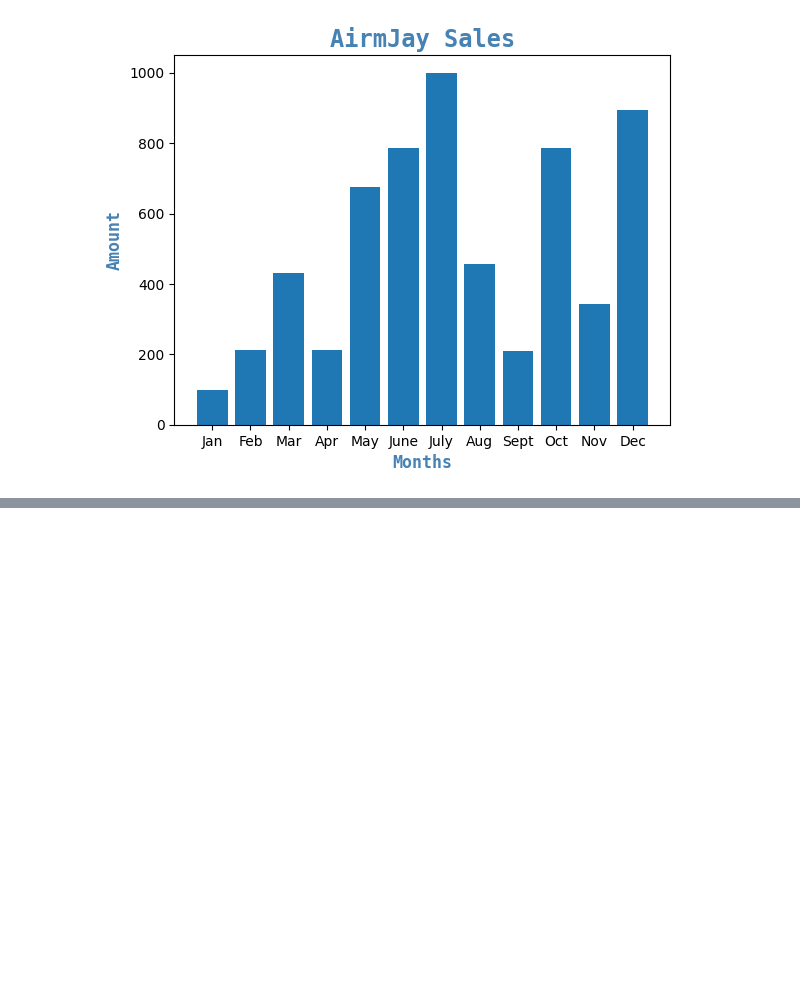
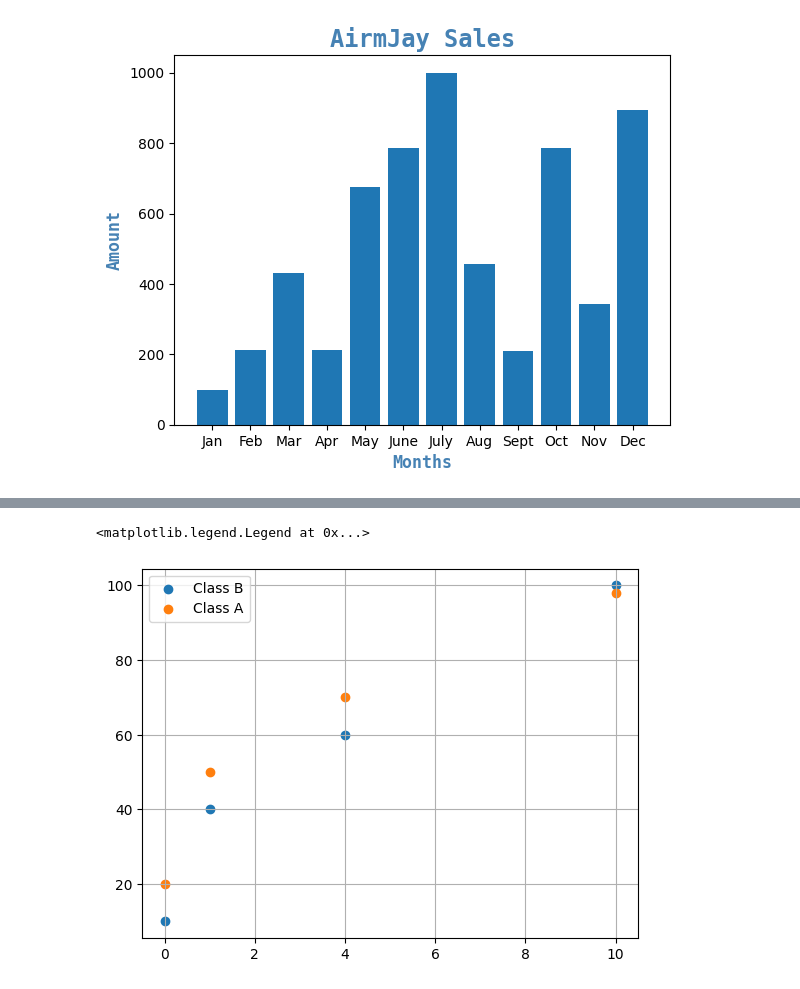
Before and after one commit to airmjay/ps, a Jupyter notebook: matplotlib.ipynb, the cells around one changed output, grey strips where cells are left out. Saved outputs shown, nothing was run; the diff lists cells and outputs as text; code cells hidden in the pictures; blank space fills up the shorter version.

```diff
--- a/matplotlib.ipynb
+++ b/matplotlib.ipynb
@@ -63,0 +64,13 @@ plt.show()
+# %%
+#scatter graphs
+x = [0,1,4,10]
+y = [20,50,70,98]
+x1 = [0,1,4,10]
+y1 = [10,40,60,100]
+plt.grid()
+plt.scatter(x1,y1, label='Class B')
+plt.scatter(x,y, label='Class A')
+plt.legend()
+# %% [output]
+<matplotlib.legend.Legend at 0x...>
+[figure, added]
```
Also changed, not shown: parts of 6 cells of this notebook, 1 other file.
